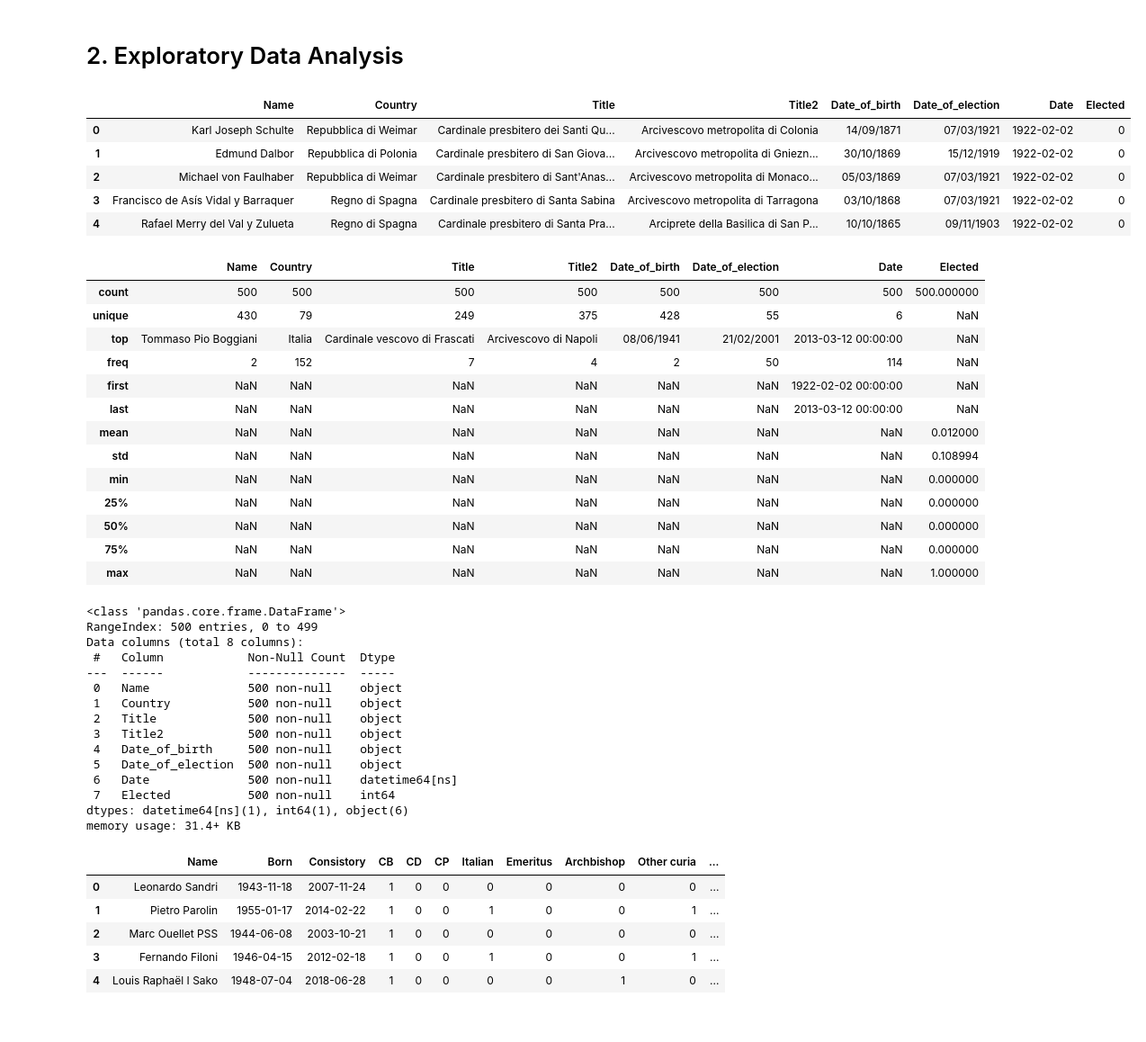
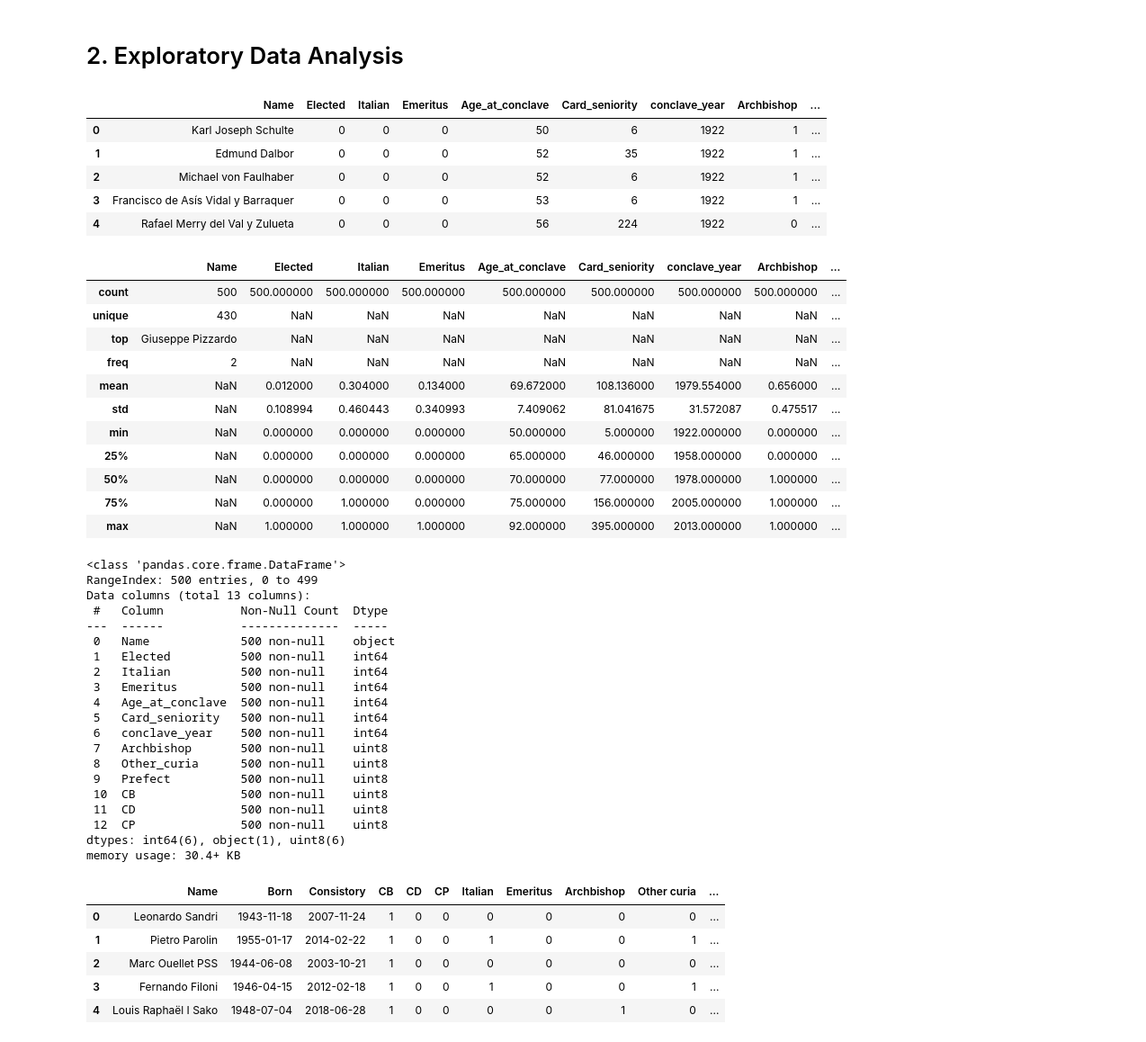
Before and after one commit to kozlowski-j/conclave_predict, a Jupyter notebook: 2. EDA.ipynb, the cells around one changed output. Shown at 90% size. Cells and saved outputs as stored; diff of their text form; code cells hidden in the pictures.

```diff
--- a/2. EDA.ipynb
+++ b/2. EDA.ipynb
@@ -6,50 +6,53 @@ import pandas as pd
 import matplotlib.pyplot as plt
 import seaborn as sns
 # %%
-df = pd.read_pickle('Data/conclave_participants.pkl')
+df = pd.read_pickle('Data/conclave_participants_features.pkl')
 df.head()
 # %% [output]
-|  | Name | Country | Title | Title2 | Date_of_birth | Date_of_election | Date | Elected |
-| 0 | Karl Joseph Schulte | Repubblica di Weimar | Cardinale presbitero dei Santi Qu... | Arcivescovo metropolita di Colonia | 14/09/1871 | 07/03/1921 | 1922-02-02 | 0 |
-| 1 | Edmund Dalbor | Repubblica di Polonia | Cardinale presbitero di San Giova... | Arcivescovo metropolita di Gniezn... | 30/10/1869 | 15/12/1919 | 1922-02-02 | 0 |
-| 2 | Michael von Faulhaber | Repubblica di Weimar | Cardinale presbitero di Sant'Anas... | Arcivescovo metropolita di Monaco... | 05/03/1869 | 07/03/1921 | 1922-02-02 | 0 |
-| 3 | Francisco de Asís Vidal y Barraquer | Regno di Spagna | Cardinale presbitero di Santa Sabina | Arcivescovo metropolita di Tarragona | 03/10/1868 | 07/03/1921 | 1922-02-02 | 0 |
-| 4 | Rafael Merry del Val y Zulueta | Regno di Spagna | Cardinale presbitero di Santa Pra... | Arciprete della Basilica di San P... | 10/10/1865 | 09/11/1903 | 1922-02-02 | 0 |
+|  | Name | Elected | Italian | Emeritus | Age_at_conclave | Card_seniority | conclave_year | Archbishop | ... |
+| 0 | Karl Joseph Schulte | 0 | 0 | 0 | 50 | 6 | 1922 | 1 | ... |
+| 1 | Edmund Dalbor | 0 | 0 | 0 | 52 | 35 | 1922 | 1 | ... |
+| 2 | Michael von Faulhaber | 0 | 0 | 0 | 52 | 6 | 1922 | 1 | ... |
+| 3 | Francisco de Asís Vidal y Barraquer | 0 | 0 | 0 | 53 | 6 | 1922 | 1 | ... |
+| 4 | Rafael Merry del Val y Zulueta | 0 | 0 | 0 | 56 | 224 | 1922 | 0 | ... |
 # %%
 df.describe(include='all')
 # %% [output]
-|  | Name | Country | Title | Title2 | Date_of_birth | Date_of_election | Date | Elected |
-| count | 500 | 500 | 500 | 500 | 500 | 500 | 500 | 500.000000 |
-| unique | 430 | 79 | 249 | 375 | 428 | 55 | 6 | NaN |
-| top | Tommaso Pio Boggiani | Italia | Cardinale vescovo di Frascati | Arcivescovo di Napoli | 08/06/1941 | 21/02/2001 | 2013-03-12 00:00:00 | NaN |
-| freq | 2 | 152 | 7 | 4 | 2 | 50 | 114 | NaN |
-| first | NaN | NaN | NaN | NaN | NaN | NaN | 1922-02-02 00:00:00 | NaN |
-| last | NaN | NaN | NaN | NaN | NaN | NaN | 2013-03-12 00:00:00 | NaN |
-| mean | NaN | NaN | NaN | NaN | NaN | NaN | NaN | 0.012000 |
-| std | NaN | NaN | NaN | NaN | NaN | NaN | NaN | 0.108994 |
-| min | NaN | NaN | NaN | NaN | NaN | NaN | NaN | 0.000000 |
-| 25% | NaN | NaN | NaN | NaN | NaN | NaN | NaN | 0.000000 |
-| 50% | NaN | NaN | NaN | NaN | NaN | NaN | NaN | 0.000000 |
-| 75% | NaN | NaN | NaN | NaN | NaN | NaN | NaN | 0.000000 |
-| max | NaN | NaN | NaN | NaN | NaN | NaN | NaN | 1.000000 |
+|  | Name | Elected | Italian | Emeritus | Age_at_conclave | Card_seniority | conclave_year | Archbishop | ... |
+| count | 500 | 500.000000 | 500.000000 | 500.000000 | 500.000000 | 500.000000 | 500.000000 | 500.000000 | ... |
+| unique | 430 | NaN | NaN | NaN | NaN | NaN | NaN | NaN | ... |
+| top | Giuseppe Pizzardo | NaN | NaN | NaN | NaN | NaN | NaN | NaN | ... |
+| freq | 2 | NaN | NaN | NaN | NaN | NaN | NaN | NaN | ... |
+| mean | NaN | 0.012000 | 0.304000 | 0.134000 | 69.672000 | 108.136000 | 1979.554000 | 0.656000 | ... |
+| std | NaN | 0.108994 | 0.460443 | 0.340993 | 7.409062 | 81.041675 | 31.572087 | 0.475517 | ... |
+| min | NaN | 0.000000 | 0.000000 | 0.000000 | 50.000000 | 5.000000 | 1922.000000 | 0.000000 | ... |
+| 25% | NaN | 0.000000 | 0.000000 | 0.000000 | 65.000000 | 46.000000 | 1958.000000 | 0.000000 | ... |
+| 50% | NaN | 0.000000 | 0.000000 | 0.000000 | 70.000000 | 77.000000 | 1978.000000 | 1.000000 | ... |
+| 75% | NaN | 0.000000 | 1.000000 | 0.000000 | 75.000000 | 156.000000 | 2005.000000 | 1.000000 | ... |
+| max | NaN | 1.000000 | 1.000000 | 1.000000 | 92.000000 | 395.000000 | 2013.000000 | 1.000000 | ... |
 # %%
 df.info()
 # %% [output]
 <class 'pandas.core.frame.DataFrame'>
 RangeIndex: 500 entries, 0 to 499
-Data columns (total 8 columns):
- #   Column            Non-Null Count  Dtype
----  ------            --------------  -----
- 0   Name              500 non-null    object
- 1   Country           500 non-null    object
- 2   Title             500 non-null    object
- 3   Title2            500 non-null    object
- 4   Date_of_birth     500 non-null    object
- 5   Date_of_election  500 non-null    object
- 6   Date              500 non-null    datetime64[ns]
- 7   Elected           500 non-null    int64
-dtypes: datetime64[ns](1), int64(1), object(6)
-memory usage: 31.4+ KB
+Data columns (total 13 columns):
+ #   Column           Non-Null Count  Dtype
+---  ------           --------------  -----
+ 0   Name             500 non-null    object
+ 1   Elected          500 non-null    int64
+ 2   Italian          500 non-null    int64
+ 3   Emeritus         500 non-null    int64
+ 4   Age_at_conclave  500 non-null    int64
+ 5   Card_seniority   500 non-null    int64
+ 6   conclave_year    500 non-null    int64
+ 7   Archbishop       500 non-null    uint8
+ 8   Other_curia      500 non-null    uint8
+ 9   Prefect          500 non-null    uint8
+ 10  CB               500 non-null    uint8
+ 11  CD               500 non-null    uint8
+ 12  CP               500 non-null    uint8
+dtypes: int64(6), object(1), uint8(6)
+memory usage: 30.4+ KB
 # %%
 df_living = pd.read_pickle('Data/living_participants.pkl')
 df_living.head()
```
Also changed, not shown: parts of 6 cells of this notebook, 2 other files.
